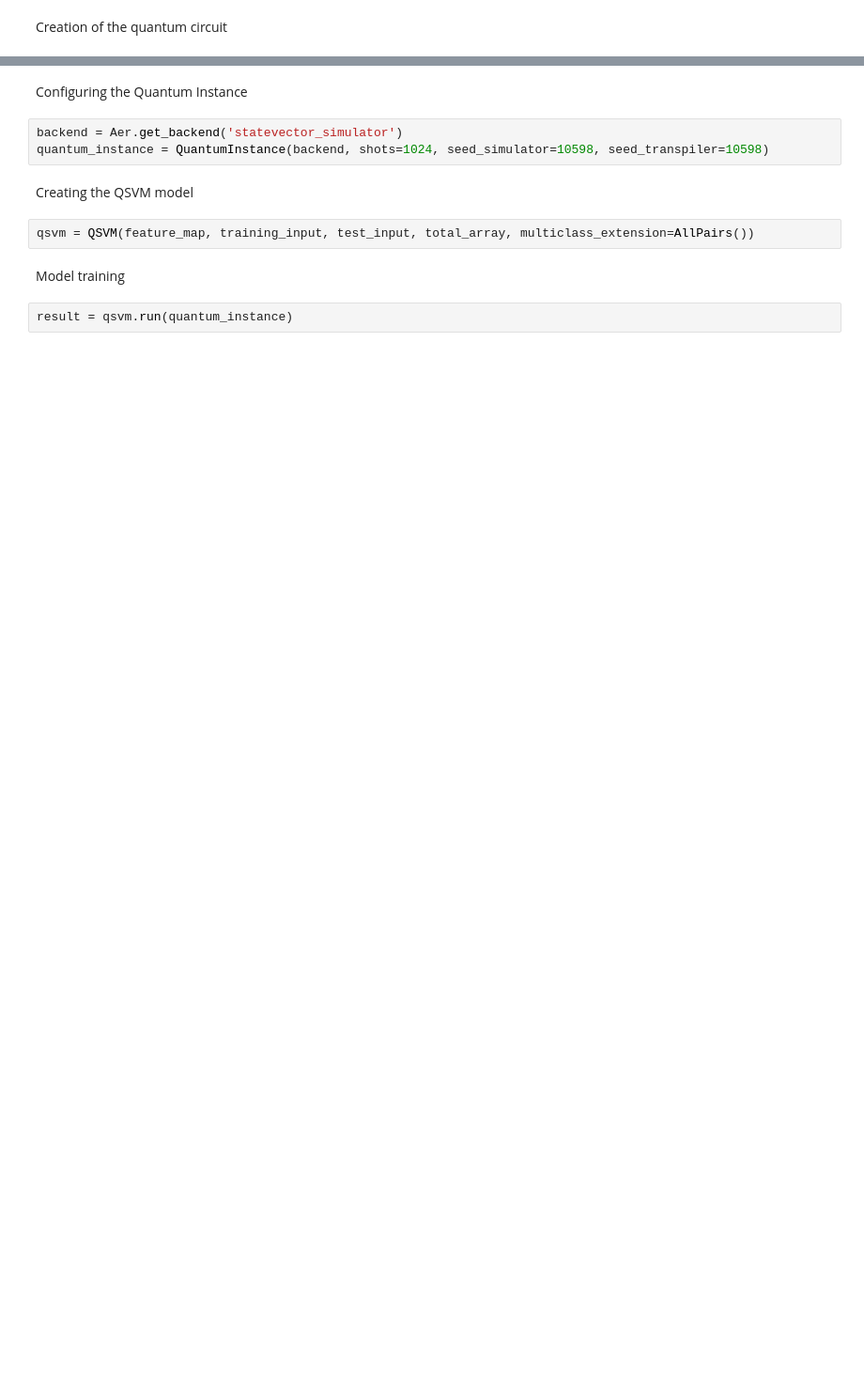
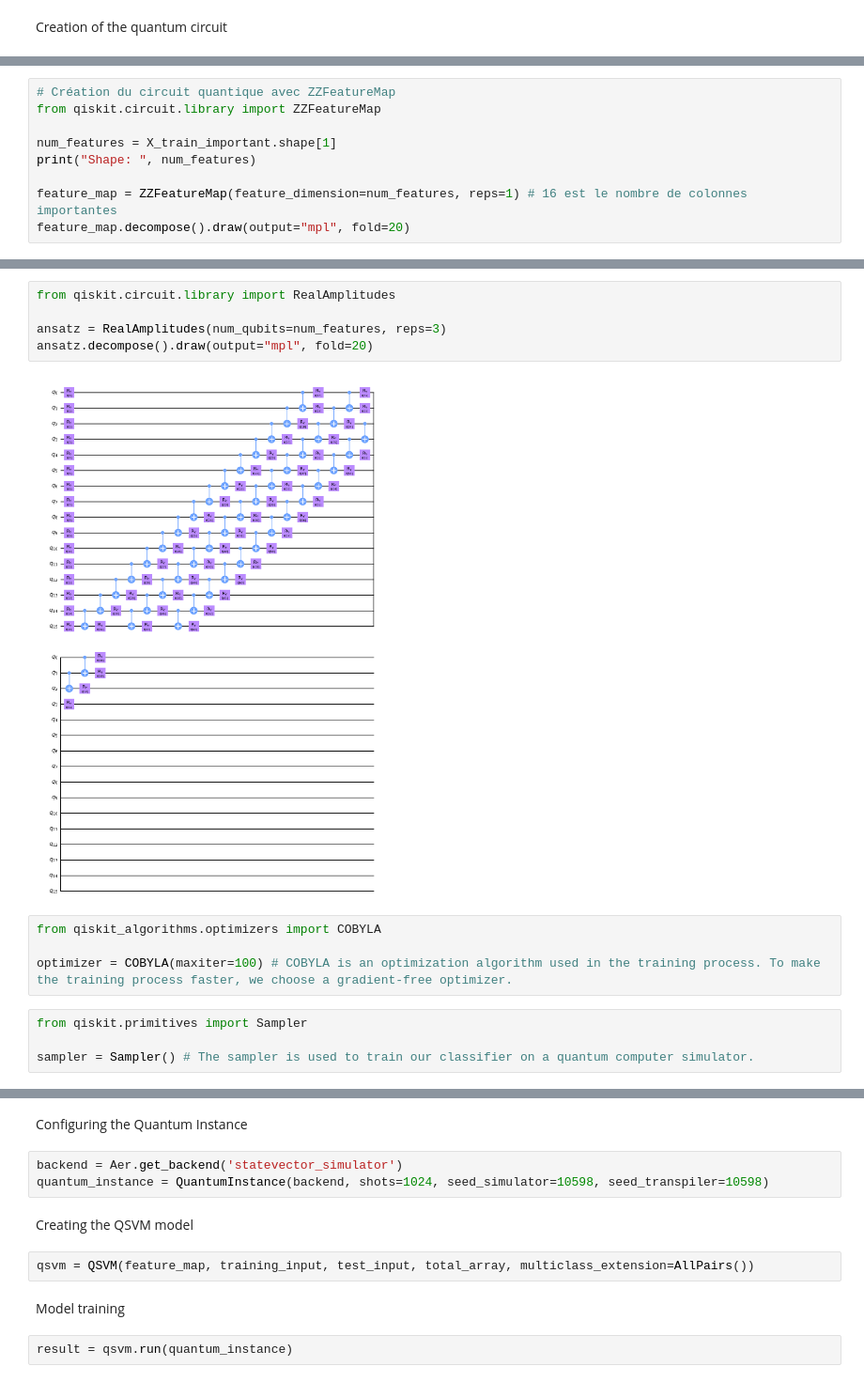
Before and after one commit to MysticKrameNine/Quantum_Intrusion_Detection, a Jupyter notebook: QML_Intrusion_Detection.ipynb, the cells around one changed output, grey strips where cells are left out. Shown at 94% size. Saved outputs shown, nothing was run; the diff lists cells and outputs as text; blank space fills up the shorter version.

```diff
--- a/QML_Intrusion_Detection.ipynb
+++ b/QML_Intrusion_Detection.ipynb
@@ -321,0 +400,9 @@ NameError: name 'ZZFeatureMap' is not defined
+# %%
+# Création du circuit quantique avec ZZFeatureMap
+from qiskit.circuit.library import ZZFeatureMap
+
+num_features = X_train_important.shape[1]
+print("Shape: ", num_features)
+
+feature_map = ZZFeatureMap(feature_dimension=num_features, reps=1) # 16 est le nombre de colonnes importantes
+feature_map.decompose().draw(output="mpl", fold=20)
@@ -321,0 +412,15 @@ NameError: name 'ZZFeatureMap' is not defined
+# %%
+from qiskit.circuit.library import RealAmplitudes
+
+ansatz = RealAmplitudes(num_qubits=num_features, reps=3)
+ansatz.decompose().draw(output="mpl", fold=20)
+# %% [output]
+[figure, added]
+# %%
+from qiskit_algorithms.optimizers import COBYLA
+
+optimizer = COBYLA(maxiter=100) # COBYLA is an optimization algorithm used in the training process. To make the training process faster, we choose a gradient-free optimizer.
+# %%
+from qiskit.primitives import Sampler
+
+sampler = Sampler() # The sampler is used to train our classifier on a quantum computer simulator.
```
Also changed, not shown: parts of 14 cells of this notebook.
